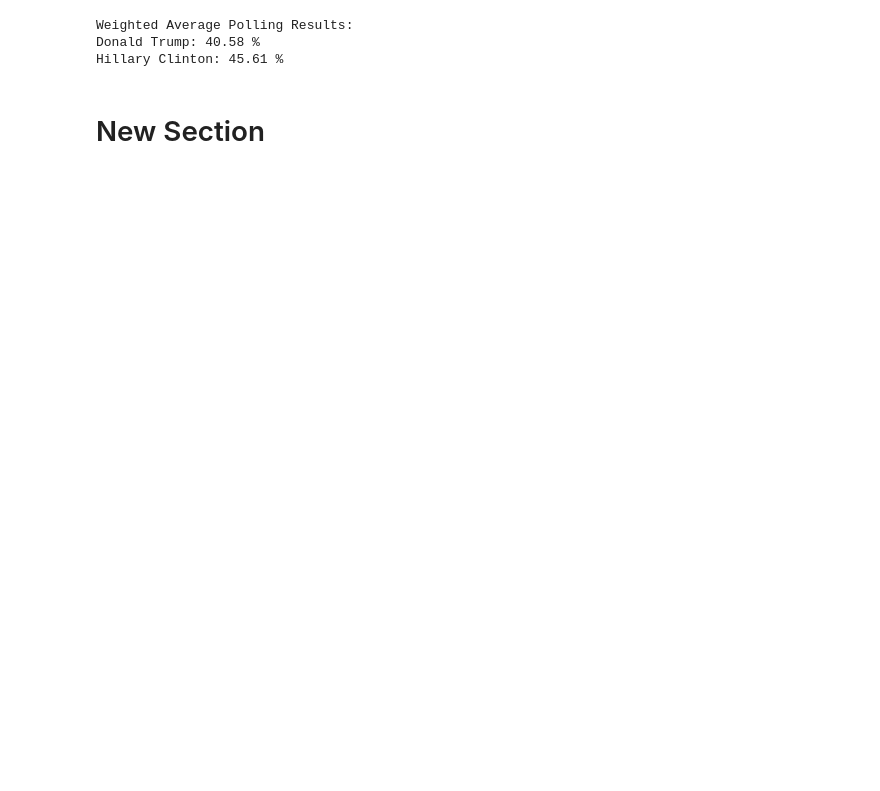
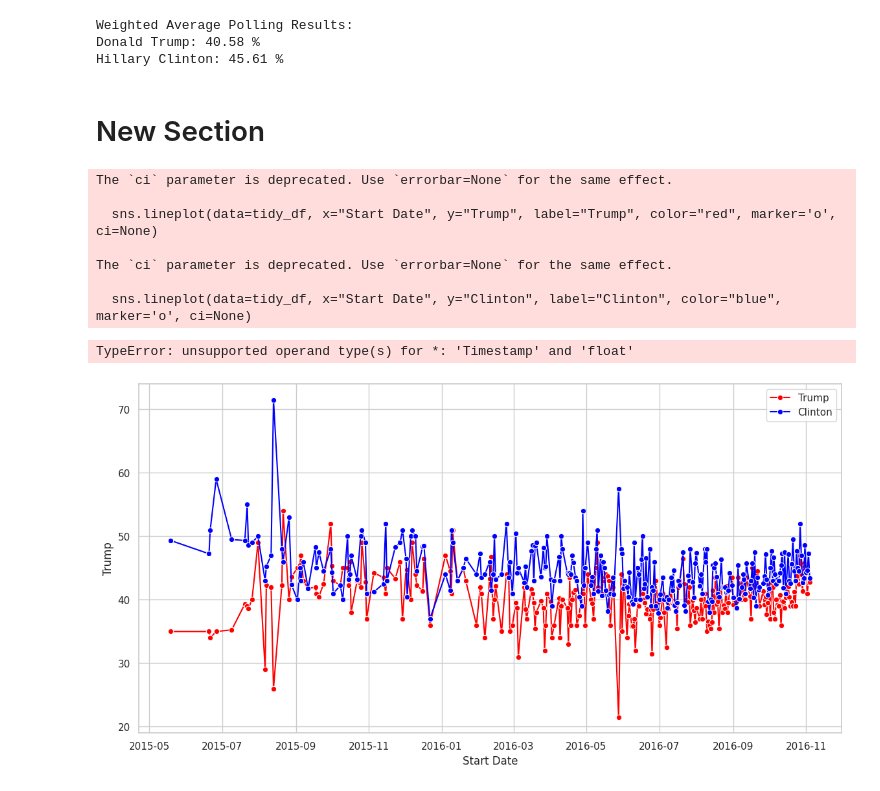
Before and after one commit to mohsenSarvariHero/PythonFirst, a Jupyter notebook: Q7HW2.ipynb, the cells around one changed output. Cells and saved outputs as stored; diff of their text form; code cells hidden in the pictures; blank space fills up the shorter version.

```diff
--- a/Q7HW2.ipynb
+++ b/Q7HW2.ipynb
@@ -35,3 +35,45 @@ Donald Trump: 40.58 %
 Hillary Clinton: 45.61 %
 # %% [markdown]
 # New Section
+# %%
+import pandas as pd
+import matplotlib.pyplot as plt
+import seaborn as sns
+
+# Load your data file, if not already loaded
+df = pd.read_csv("2016-general-election-trump-vs-clinton.csv")
+
+# Clean and prepare the data
+df['Start Date'] = pd.to_datetime(df['Start Date'], errors='coerce')
+tidy_df = df[['Trump', 'Clinton', 'Pollster', 'Start Date', 'Number of Observations', 'Mode']].dropna(subset=['Number of Observations'])
+
+# Plot
+plt.figure(figsize=(14, 7))
+sns.set(style="whitegrid")
+
+# Plot Trump and Clinton support over time
+sns.lineplot(data=tidy_df, x="Start Date", y="Trump", label="Trump", color="red", marker='o', ci=None)
+sns.lineplot(data=tidy_df, x="Start Date", y="Clinton", label="Clinton", color="blue", marker='o', ci=None)
+
+# Add trend lines using LOWESS
+sns.regplot(data=tidy_df, x="Start Date", y="Trump", scatter=False, color="red", lowess=True, label="Trump Trend")
+sns.regplot(data=tidy_df, x="Start Date", y="Clinton", scatter=False, color="blue", lowess=True, label="Clinton Trend")
+
+# Set labels and title
+plt.title("Time-Series Plot of Poll Support for Trump and Clinton (2016)")
+plt.xlabel("Date")
+plt.ylabel("Support Percentage")
+plt.xticks(rotation=45)
+plt.legend(loc="upper right")
+plt.tight_layout()
+plt.show()
+# %% [output]
+The `ci` parameter is deprecated. Use `errorbar=None` for the same effect.
+
+  sns.lineplot(data=tidy_df, x="Start Date", y="Trump", label="Trump", color="red", marker='o', ci=None)
+
+The `ci` parameter is deprecated. Use `errorbar=None` for the same effect.
+
+  sns.lineplot(data=tidy_df, x="Start Date", y="Clinton", label="Clinton", color="blue", marker='o', ci=None)
+TypeError: unsupported operand type(s) for *: 'Timestamp' and 'float'
+[figure, added]
```
Also changed, not shown: parts of 6 cells of this notebook.
